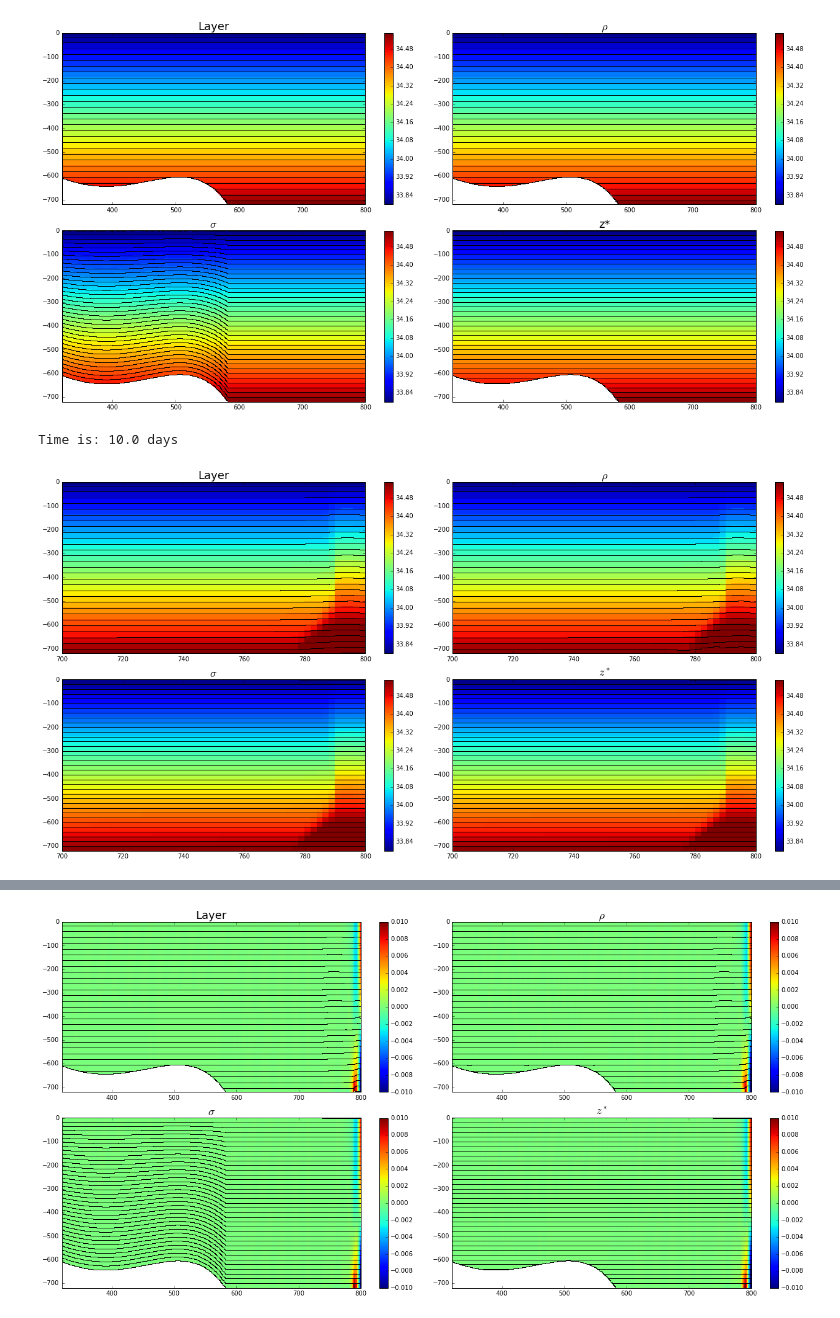
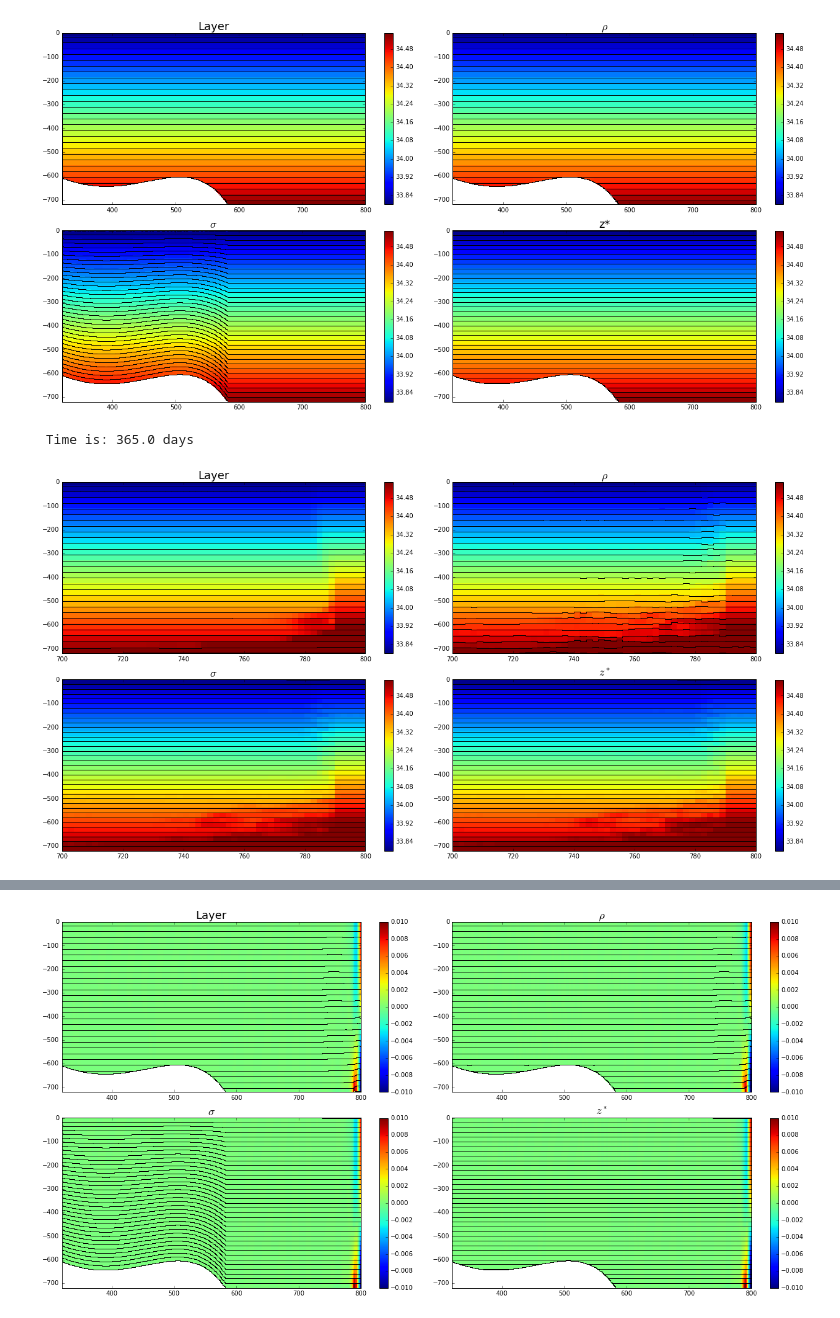
Before and after one commit to gustavo-marques/ISOMIP, a Jupyter notebook: ipynb/sponge_warm.ipynb, the cells around one changed output, grey strips where cells are left out. Saved outputs shown, nothing was run; the diff lists cells and outputs as text; code cells hidden in the pictures.

```diff
--- a/ipynb/sponge_warm.ipynb
+++ b/ipynb/sponge_warm.ipynb
@@ -41,18 +41,18 @@ z_file = netCDF4.Dataset(path+'z/'+prog_file)
 xq = layer_file.variables['yq'][:] # This is the coordinate of the cell corners (u-points in 1D)
 xq = np.concatenate(([0],xq)) # Inserts left most edge of domain in to coordinate
 # %%
-record = 9
+record = 364
 print 'Time is:',layer_file.variables['Time'][record], 'days'
 xlim=(700,800)
 plt.figure(figsize=(18,9))
 plt.subplot(2,2,1); plot_section(layer_file, record, xq, i=2,xlim=xlim); plt.title('Layer', fontsize=18);
 plt.subplot(2,2,2); plot_section(rho_file, record, xq, i=2,xlim=xlim); plt.title(r'$\rho$', fontsize=18);
 plt.subplot(2,2,3); plot_section(sigma_file, record, xq,i=2, xlim=xlim); plt.title(r'$\sigma$', fontsize=18);
 plt.subplot(2,2,4); plot_section(z_file, record, xq, i=2,xlim=xlim); plt.title(r'$z^*$', fontsize=18);
 plt.tight_layout()
 # %% [output]
-Time is: 10.0 days
+ Time is: 365.0 days
-[figure, old version]
+[figure, new version]
 # %%
 variable = 'rhoinsitu'
 clim=(1027.16,1027.9)
```
Also changed, not shown: parts of 4 cells of this notebook, 1 other file.
